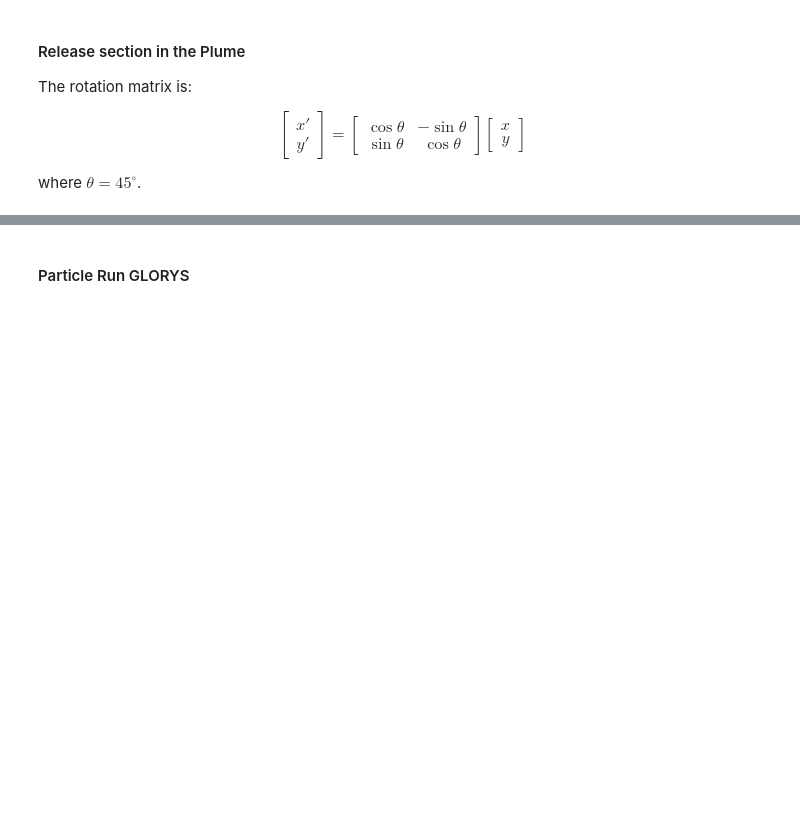
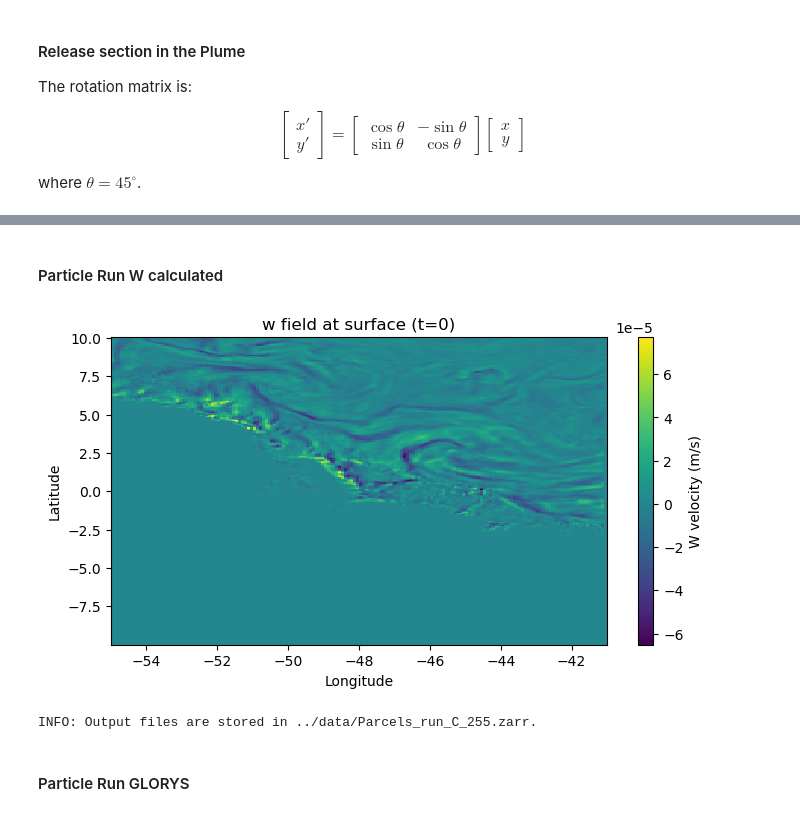
Before and after one commit to danliba/Amazon, a Jupyter notebook: Divergence/notebooks/AM_plume_parcels.ipynb, the cells around one changed output, grey strips where cells are left out. Cells and saved outputs as stored; diff of their text form; code cells hidden in the pictures; blank space fills up the shorter version.

```diff
--- a/Divergence/notebooks/AM_plume_parcels.ipynb
+++ b/Divergence/notebooks/AM_plume_parcels.ipynb
@@ -236,0 +258,2 @@ cbar = plt.colorbar(im, ax=ax, orientation="vertical", fraction=0.035, pad=0.07,
+# %% [markdown]
+#### Particle Run W calculated
@@ -237,3 +295,56 @@ cbar = plt.colorbar(im, ax=ax, orientation="vertical", fraction=0.035, pad=0.07,
+# %%
+w = fieldset.W.data[0, 1, :, :]
+
+
+lon = fieldset.W.grid.lon
+lat = fieldset.W.grid.lat
+
+plt.figure(figsize=(8, 4))
+plt.pcolormesh(lon, lat, w, shading='auto')
+plt.colorbar(label='W velocity (m/s)')
+plt.title("w field at surface (t=0)")
+plt.xlabel("Longitude")
+plt.ylabel("Latitude")
+plt.show()
+# %% [output]
+[figure, added]
+# %%
+##check the error
+def CheckError(particle, fieldset, time):
+    if particle.state >= 50:  # This captures all Errors
+        particle.delete()
+
+## Time and depth initial conditios
+time_origin=np.array([str(fieldset.time_origin)],dtype='datetime64[ns]')
+time = np.repeat(time_origin, num_particles)  # Assign the same time to all particles
+depth = np.random.uniform(0,20, size=num_particles)  # Choose random depths
+
+# initiate pset
+pset = ParticleSet(
+    fieldset=fieldset,
+    lon = lon_start,
+    lat = lat_start,
+    depth=depth,
+    time=time
+)
+
+rnd=str(np.random.randint(1234))
+
+out_path = '../data/' #path to store the particle zarr
+out_fn_C = 'Parcels_run_C_'+rnd
+
+output_file_C = pset.ParticleFile(name=out_path+out_fn,
+                                outputdt=timedelta(hours=hours))
+
+## Execute particles
+pset.execute(
+    [AdvectionRK4_3D,CheckError],
+    runtime=timedelta(days=days),
+    dt=timedelta(minutes=minutes),
+    output_file= output_file_C
+)
+# %% [output]
+INFO: Output files are stored in ../data/Parcels_run_C_255.zarr.
 # %% [markdown]
 #### Particle Run GLORYS
 # %%
```
Also changed, not shown: parts of 17 cells of this notebook, 9 other files.
